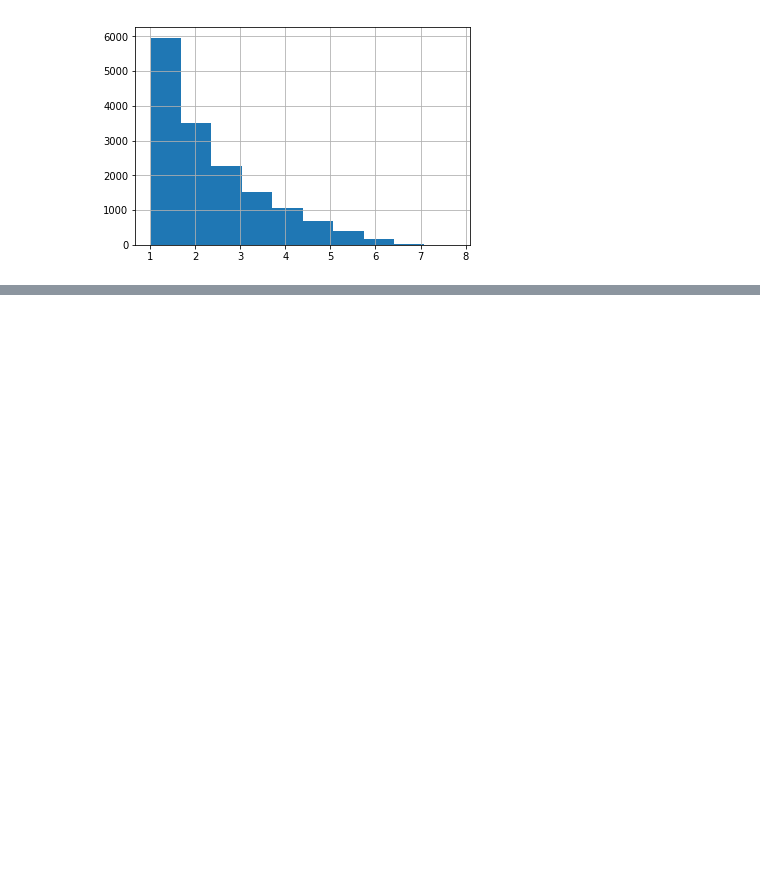
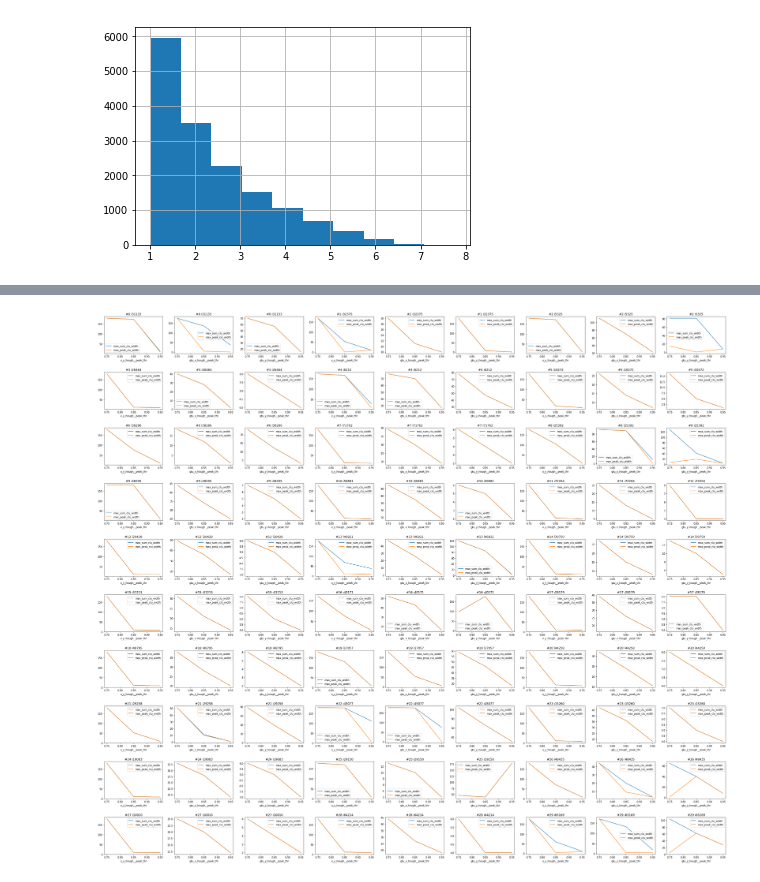
Before and after one commit to vrabelmichal/euso-patt-reco-notebooks, a Jupyter notebook: notebooks/ver3_visible_events_simu_signal_examples.ipynb, the cells around one changed output, grey strips where cells are left out. Saved outputs shown, nothing was run; the diff lists cells and outputs as text; code cells hidden in the pictures; blank space fills up the shorter version.

```diff
--- a/notebooks/ver3_visible_events_simu_signal_examples.ipynb
+++ b/notebooks/ver3_visible_events_simu_signal_examples.ipynb
@@ -387,0 +362,81 @@ for i,(rid,r) in enumerate(vis_df.iterrows()):
+# %%
+plt.close('all')
+
+fig, axs = plt.subplots(10, 9)
+fig.set_size_inches(9*5,8*5)
+axs_flattened = axs.flatten()
+ai = 0
+
+fig.subplots_adjust(wspace=.2, hspace=.5)
+
+for i,(rid,r) in enumerate(vis_df.iterrows()):
+    simu_gtu_start = r['gtu_in_packet']-4-30
+    simu_gtu_end = simu_gtu_start+r['num_gtu']
+
+    if ai+2 >= len(axs_flattened):
+        break
+
+    # x_y_hough__peak_thr
+    axs_flattened[ai].set_title("#{} i{}".format(i,r['event_id']))
+    axs_flattened[ai].plot(
+        [0.75, 0.85, 0.95],
+        [r['proc1_x_y_hough_peak_thr1_line_clusters_max_sum_clu_width'],
+         r['proc1_x_y_hough_peak_thr2_line_clusters_max_sum_clu_width'],
+         r['proc1_x_y_hough_peak_thr3_line_clusters_max_sum_clu_width']]
+    )
+    axs_flattened[ai].plot(
+        [0.75, 0.85, 0.95],
+        [r['proc1_x_y_hough_peak_thr1_line_clusters_max_peak_clu_width'],
+         r['proc1_x_y_hough_peak_thr2_line_clusters_max_peak_clu_width'],
+         r['proc1_x_y_hough_peak_thr3_line_clusters_max_peak_clu_width']]
+    )
+    axs_flattened[ai].set_xlabel("x_y_hough__peak_thr")
+    axs_flattened[ai].legend(('max_sum_clu_width','max_peak_clu_width'))
+    ai += 1
+
+    # gtu_x_hough__peak_thr
+    axs_flattened[ai].set_title("#{} i{}".format(i,r['event_id']))
+    axs_flattened[ai].plot(
+        [0.75, 0.85, 0.95],
+        [r['proc1_gtu_x_hough_peak_thr1_line_clusters_max_sum_clu_width'],
+         r['proc1_gtu_x_hough_peak_thr2_line_clusters_max_sum_clu_width'],
+         r['proc1_gtu_x_hough_peak_thr3_line_clusters_max_sum_clu_width']]
+    )
+    axs_flattened[ai].plot(
+        [0.75, 0.85, 0.95],
+        [r['proc1_gtu_x_hough_peak_thr1_line_clusters_max_peak_clu_width'],
+         r['proc1_gtu_x_hough_peak_thr2_line_clusters_max_peak_clu_width'],
+         r['proc1_gtu_x_hough_peak_thr3_line_clusters_max_peak_clu_width']]
+    )
+    axs_flattened[ai].set_xlabel("gtu_x_hough__peak_thr")
+    axs_flattened[ai].legend(('max_sum_clu_width','max_peak_clu_width'))
+    ai += 1
+
+    # gtu_y_hough__peak_thr
+    axs_flattened[ai].set_title("#{} i{}".format(i,r['event_id']))
+    axs_flattened[ai].plot(
+        [0.75, 0.85, 0.95],
+        [r['proc1_gtu_y_hough_peak_thr1_line_clusters_max_sum_clu_width'],
+         r['proc1_gtu_y_hough_peak_thr2_line_clusters_max_sum_clu_width'],
+         r['proc1_gtu_y_hough_peak_thr3_line_clusters_max_sum_clu_width']]
+    )
+    axs_flattened[ai].plot(
+        [0.75, 0.85, 0.95],
+        [r['proc1_gtu_y_hough_peak_thr1_line_clusters_max_peak_clu_width'],
+         r['proc1_gtu_y_hough_peak_thr2_line_clusters_max_peak_clu_width'],
+         r['proc1_gtu_y_hough_peak_thr3_line_clusters_max_peak_clu_width']]
+    )
+    axs_flattened[ai].set_xlabel("gtu_y_hough__peak_thr")
+    axs_flattened[ai].legend(('max_sum_clu_width','max_peak_clu_width'))
+    ai += 1
+
+    if ai >= len(axs_flattened):
+        break
+
+# trg_x_y_hough__peak_thr = .60;.75;.90
+# trg_gtu_x_hough__peak_thr = .60;.75;.90
+# trg_gtu_y_hough__peak_thr = .60;.75;.90
+
+plt.show()
+# %% [output]
+[figure, added]
```
Also changed, not shown: parts of 8 cells of this notebook.
